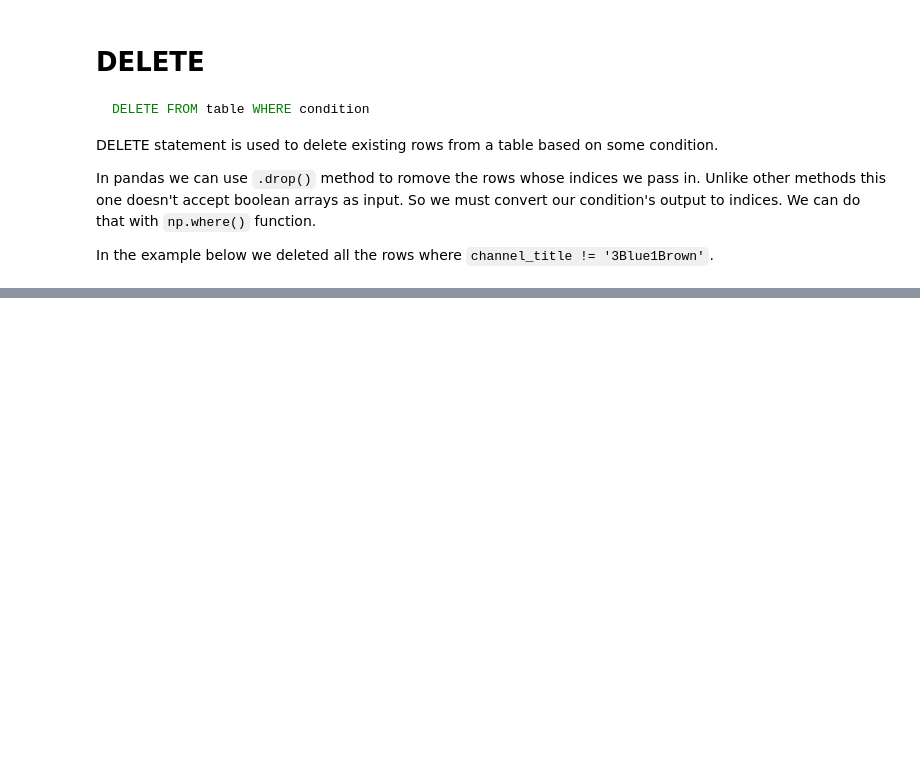
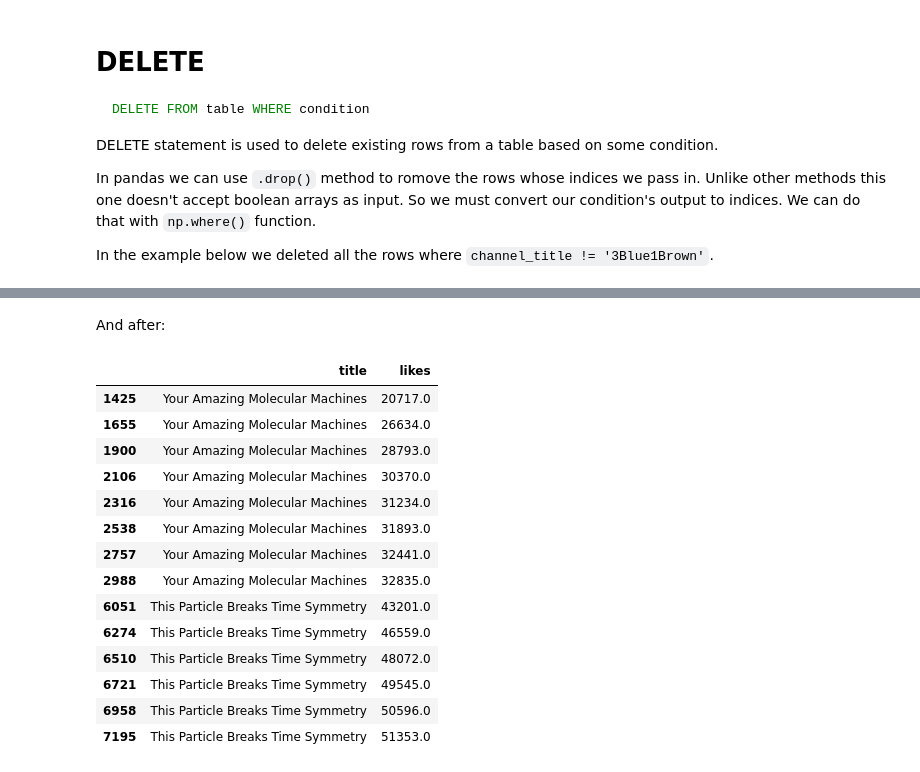
Before and after one commit to stevenkhwun/Python_Notes, a Jupyter notebook: Pandas_SQL-queries.ipynb, the cells around one changed output, grey strips where cells are left out. Drawn from its saved outputs; the diff is of its cells as text; code cells hidden in the pictures; blank space fills up the shorter version.

```diff
--- a/Pandas_SQL-queries.ipynb
+++ b/Pandas_SQL-queries.ipynb
@@ -537,0 +630,22 @@ df.drop(np.where(df['channel_title'] != '3Blue1Brown')[0])
+# %%
+df['likes'] = np.where(df['channel_title'] == 'Veritasium', df['likes']+100, df['likes'])
+# %% [markdown]
+And after:
+# %%
+df.loc[df['channel_title'] == 'Veritasium', ['title', 'likes']]
+# %% [output]
+|  | title | likes |
+| 1425 | Your Amazing Molecular Machines | 20717.0 |
+| 1655 | Your Amazing Molecular Machines | 26634.0 |
+| 1900 | Your Amazing Molecular Machines | 28793.0 |
+| 2106 | Your Amazing Molecular Machines | 30370.0 |
+| 2316 | Your Amazing Molecular Machines | 31234.0 |
+| 2538 | Your Amazing Molecular Machines | 31893.0 |
+| 2757 | Your Amazing Molecular Machines | 32441.0 |
+| 2988 | Your Amazing Molecular Machines | 32835.0 |
+| 6051 | This Particle Breaks Time Symmetry | 43201.0 |
+| 6274 | This Particle Breaks Time Symmetry | 46559.0 |
+| 6510 | This Particle Breaks Time Symmetry | 48072.0 |
+| 6721 | This Particle Breaks Time Symmetry | 49545.0 |
+| 6958 | This Particle Breaks Time Symmetry | 50596.0 |
+| 7195 | This Particle Breaks Time Symmetry | 51353.0 |
```
Also changed, not shown: parts of 8 cells of this notebook.
